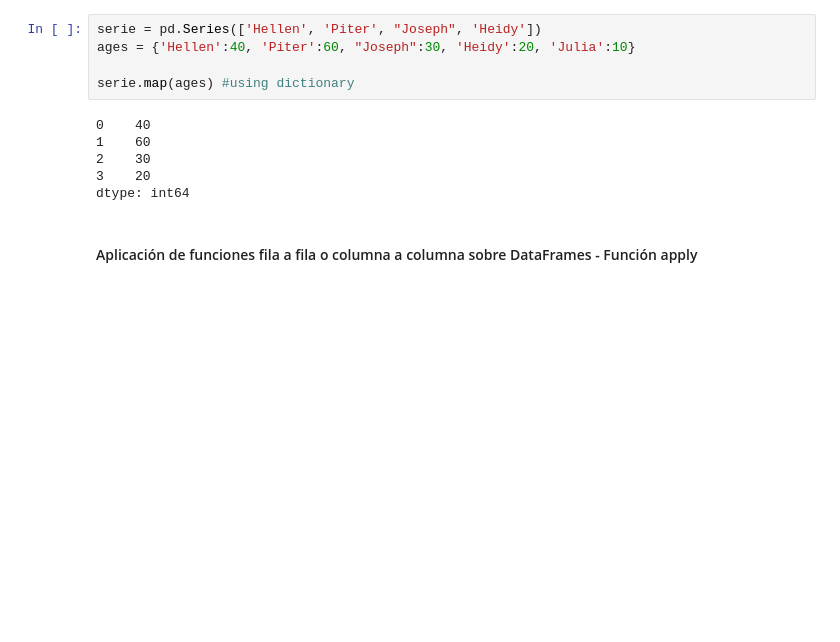
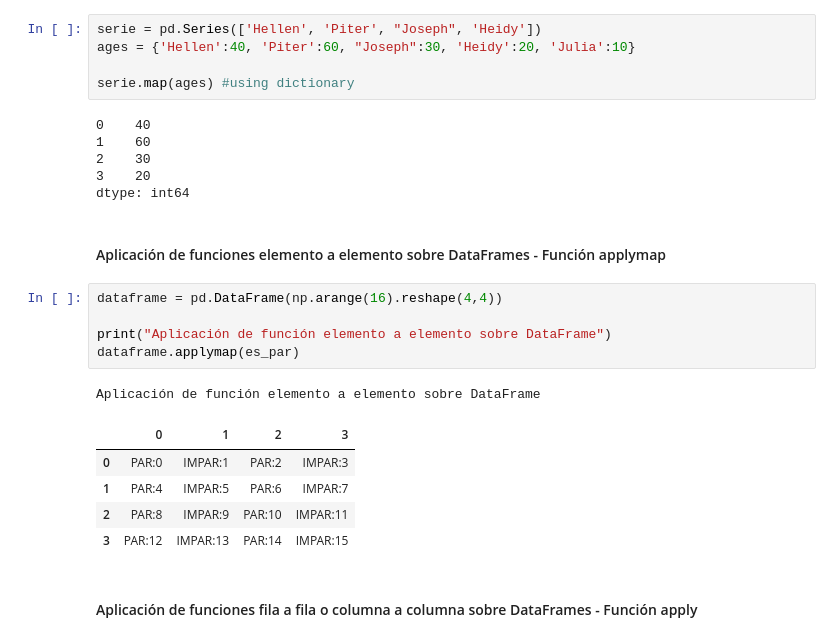
Before and after one commit to yanaySG/proyecto_python_AFI, a Jupyter notebook: Lecciones/3-pandas-notebooks/4. Preparacion y exploracion de datos.ipynb, the cells around one changed output. Drawn from its saved outputs; the diff is of its cells as text; blank space fills up the shorter version.

Commit message:
map and apply

```diff
--- a/Lecciones/3-pandas-notebooks/4. Preparacion y exploracion de datos.ipynb
+++ b/Lecciones/3-pandas-notebooks/4. Preparacion y exploracion de datos.ipynb
@@ -483,6 +483,20 @@ serie.map(ages) #using dictionary
 2    30
 3    20
 dtype: int64
+# %% [markdown]
+#### Aplicación de funciones elemento a elemento sobre DataFrames - Función applymap
+# %%
+dataframe = pd.DataFrame(np.arange(16).reshape(4,4))
+
+print("Aplicación de función elemento a elemento sobre DataFrame")
+dataframe.applymap(es_par)
+# %% [output]
+Aplicación de función elemento a elemento sobre DataFrame
+|  | 0 | 1 | 2 | 3 |
+| 0 | PAR:0 | IMPAR:1 | PAR:2 | IMPAR:3 |
+| 1 | PAR:4 | IMPAR:5 | PAR:6 | IMPAR:7 |
+| 2 | PAR:8 | IMPAR:9 | PAR:10 | IMPAR:11 |
+| 3 | PAR:12 | IMPAR:13 | PAR:14 | IMPAR:15 |
 # %% [markdown]
 #### Aplicación de funciones fila a fila o columna a columna sobre DataFrames - Función apply
 # %%
```
